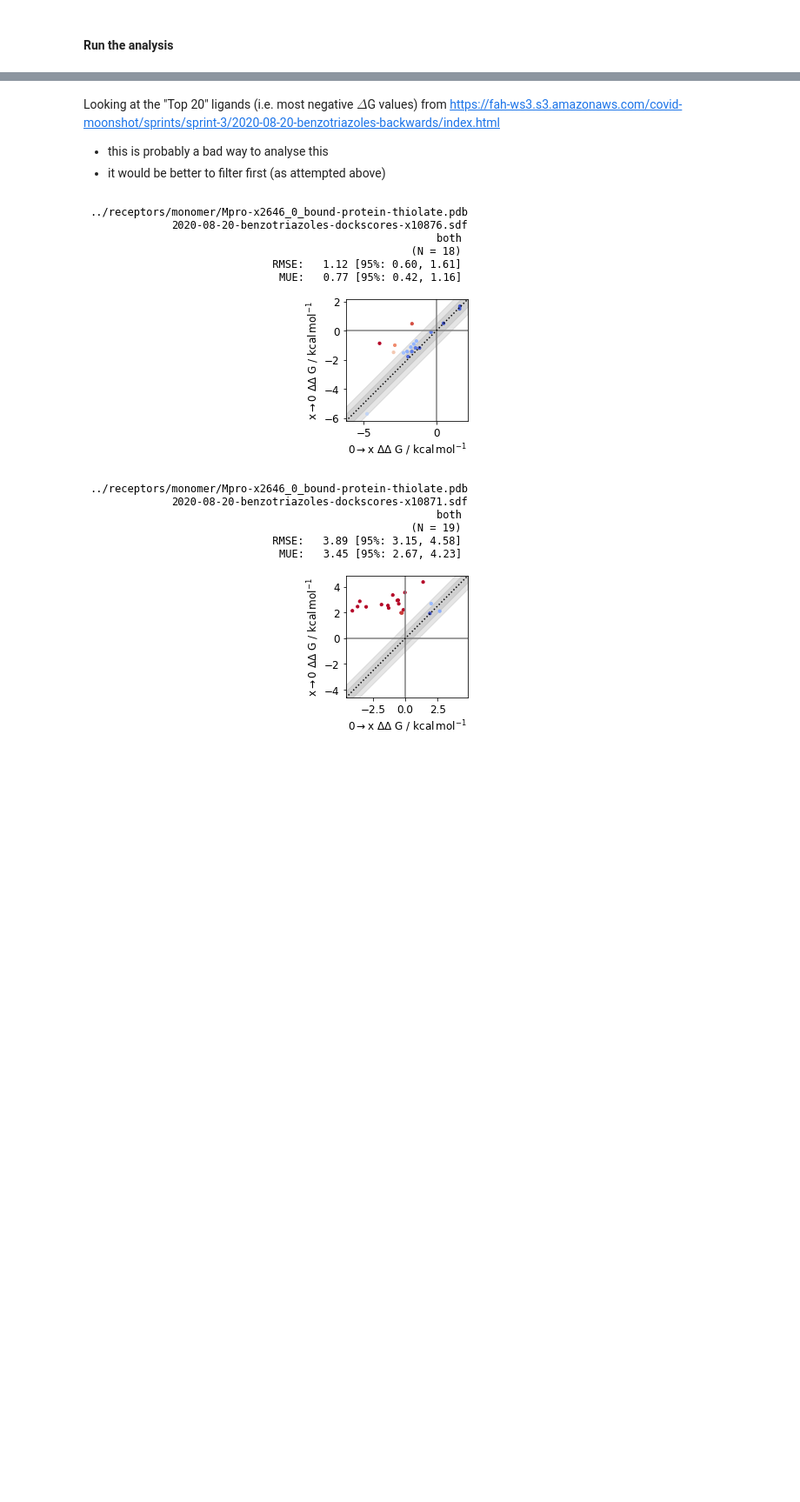
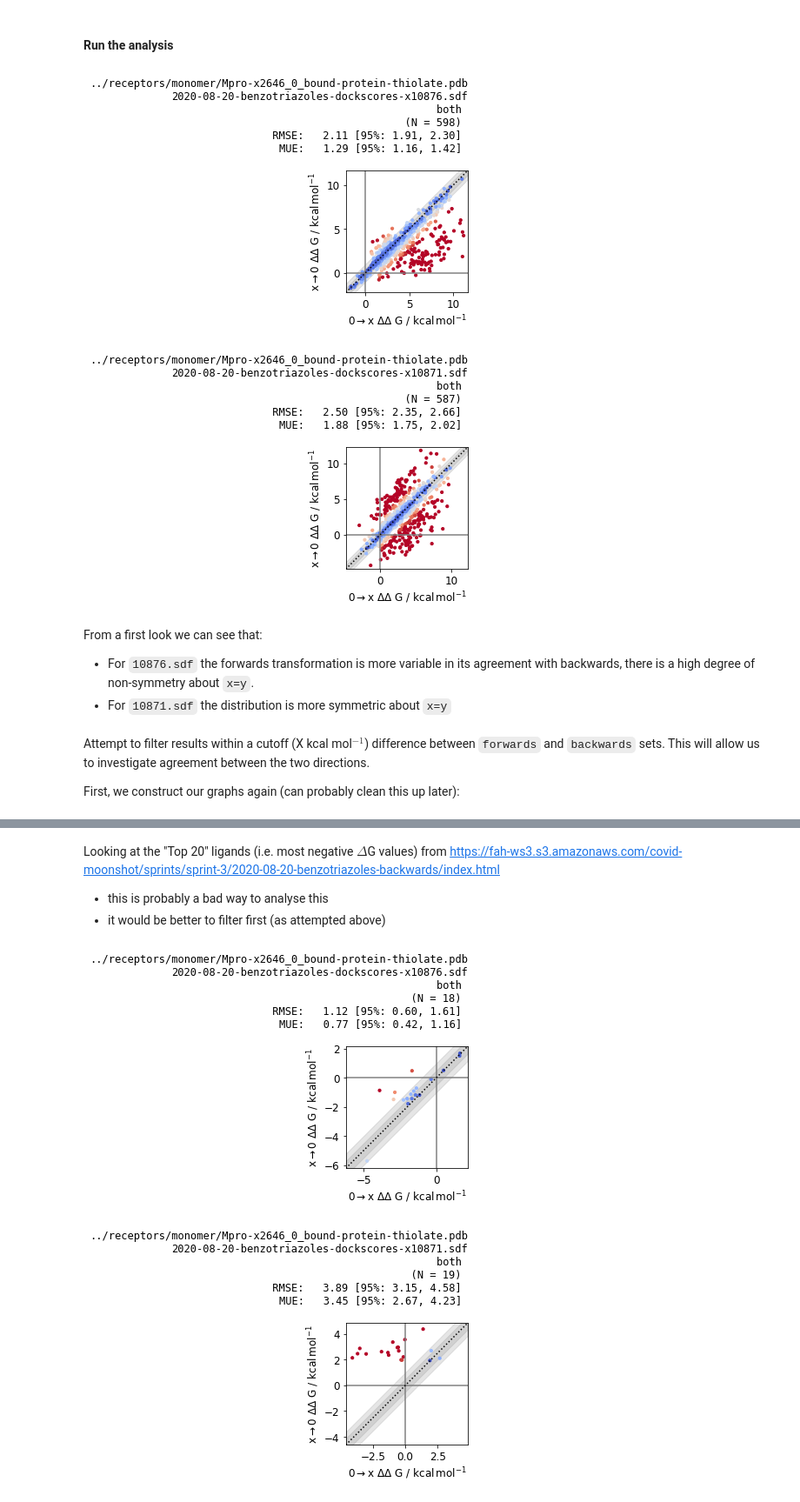
Before and after one commit to choderalab/fah-xchem-notebooks, a Jupyter notebook: analysis/sprint-3/ANALYSIS-Sprint-3.ipynb, the cells around one changed output, grey strips where cells are left out. Shown at 87% size. Drawn from its saved outputs; the diff is of its cells as text; code cells hidden in the pictures; blank space fills up the shorter version.

```diff
--- a/analysis/sprint-3/ANALYSIS-Sprint-3.ipynb
+++ b/analysis/sprint-3/ANALYSIS-Sprint-3.ipynb
@@ -82,3 +230,72 @@ print(f'{len(expanding_stereochemistry)} molecules with enantiomers')
+# %%
+to_delete = []
+
+# make combined graphs that have "both" directions (forwards and backwards), these will contain the average DDG
+comb_graphs = [t for t in graphs if 'both' in t]
+
+for t in comb_graphs:
+    old_graph = graphs[t]
+    graphs[(t[0],t[1],'comb')] = nx.DiGraph()
+    r[(t[0],t[1],'comb')] = {}
+    new_graph = graphs[(t[0],t[1],'comb')]
+    x = []
+    y = []
+    for edge in old_graph.edges(data=True):
+        if edge[0] == 0:
+            if old_graph.has_edge(edge[1],edge[0]):
+
+                    x.append(-edge[2]['calc_DDG']) # forwards transformation, define as -ve
+                    y.append(old_graph.get_edge_data(edge[1],edge[0])['calc_DDG']) # backwards transformation, define as +ve
+
+                    DDG = 0.5*(-edge[2]['calc_DDG'] + old_graph.get_edge_data(edge[1],edge[0])['calc_DDG'])
+                    dDDG = (edge[2]['calc_dDDG']**2 + old_graph.get_edge_data(edge[1],edge[0])['calc_dDDG']**2)**0.5
+                    # DDG_low = 0.5*(edge[2]['calc_DDG_low']-old_graph.get_edge_data(edge[1],edge[0])['calc_DDG_low']) # this isn't right
+                    # DDG_high = 0.5*(edge[2]['calc_DDG_high']-old_graph.get_edge_data(edge[1],edge[0])['calc_DDG_high']), # this isn't right
+
+                    new_graph.add_edge(edge[0],edge[1],
+                                   start_title=edge[2]['start_title'],
+                                   end_title=edge[2]['end_title'],
+                                   calc_DDG=DDG,
+                                   calc_dDDG=dDDG,
+                                   #calc_DDG_low=DDG_low,
+                                   #calc_DDG_high=DDG_high,
+                                   #calc_dDDG=(edge[2]['calc_dDDG']**2+old_graph.get_edge_data(edge[1],edge[0])['calc_dDDG']**2)**0.5,
+                                   exp_DDG=0.,
+                                   exp_dDDG=0.1)
+
+                    if edge[1] in r[(t[0],t[1], 'comb')]:
+                        print(edge[1])
+
+                    else:
+                        #r[(t[0],t[1], 'comb')][edge[1]] = [DDG, DDG_low, DDG_high]
+                        r[(t[0],t[1], 'comb')][edge[1]] = [DDG, dDDG]
+
+    if len(x) > 0 :
+        plotting._master_plot(
+            np.asarray(x), # the forwards transformation
+            np.asarray(y), # the backwards transformation
+            title=f"{t[0]}\n{t[1]}\n{t[2]}",
+            xlabel=r'0$\rightarrow$x',
+            ylabel=r'x$\rightarrow$0'
+            )
+
+    to_delete.append(t)
+
+# remove the graph ('both') to keep things clean
+for d in to_delete:
+    del graphs[d]
+# %% [output]
+[figure, added]
+[figure, added]
+# %% [markdown]
+From a first look we can see that:
+
+* For `10876.sdf` the forwards transformation is more variable in its agreement with backwards, there is a high degree of non-symmetry about `x=y`.
+* For `10871.sdf` the distribution is more symmetric about `x=y`
+# %% [markdown]
+Attempt to filter results within a cutoff (X kcal mol$^{-1}$) difference between `forwards` and `backwards` sets. This will allow us to investigate agreement between the two directions.
+
+First, we construct our graphs again (can probably clean this up later):
 # %%
 import networkx as nx
 
```
Also changed, not shown: parts of 29 cells of this notebook.
